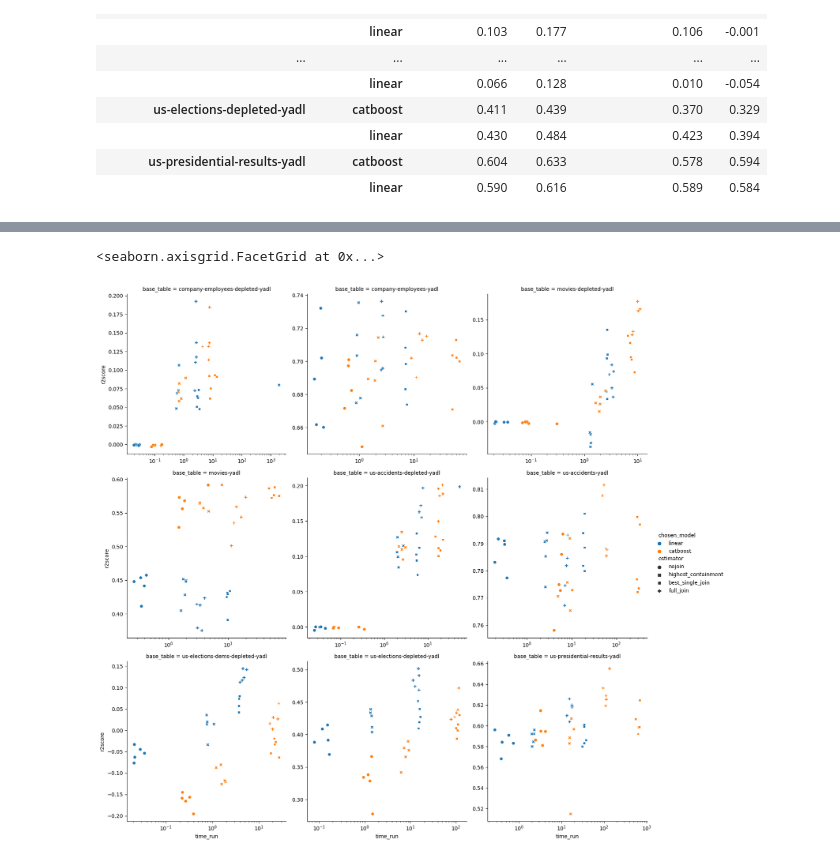
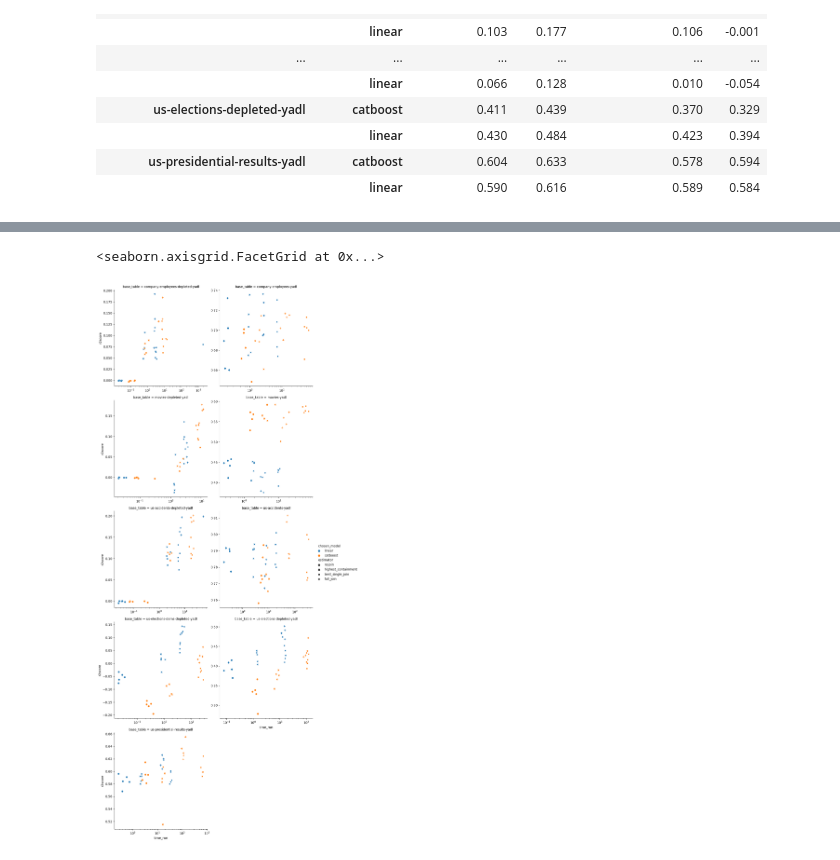
Before and after one commit to rcap107/retrieve-merge-predict, a Jupyter notebook: notebooks/Study results.ipynb, the cells around one changed output, grey strips where cells are left out. Saved outputs shown, nothing was run; the diff lists cells and outputs as text; code cells hidden in the pictures.

```diff
--- a/notebooks/Study results.ipynb
+++ b/notebooks/Study results.ipynb
@@ -234,6 +236,6 @@ sns.catplot(data=df_raw.to_pandas(), x="r2score", y="estimator", hue="chosen_mod
 # %%
-sns.relplot(data=df_raw.to_pandas(), x="time_run", y="r2score", hue="chosen_model", col="base_table", style="estimator", kind="scatter", facet_kws={"sharex":False, "sharey":False, "subplot_kws":{"xscale":"log"}}, col_wrap=3, col_order=col_order)
+sns.relplot(data=df_raw.to_pandas(), x="time_run", y="r2score", hue="chosen_model", col="base_table", style="estimator", kind="scatter", facet_kws={"sharex":False, "sharey":False, "subplot_kws":{"xscale":"log"}}, col_wrap=2, col_order=col_order)
 # %% [output]
 <seaborn.axisgrid.FacetGrid at 0x...>
-[figure, old version]
+[figure, new version]
 # %%
```
Also changed, not shown: parts of 4 cells of this notebook, 1 other file.
